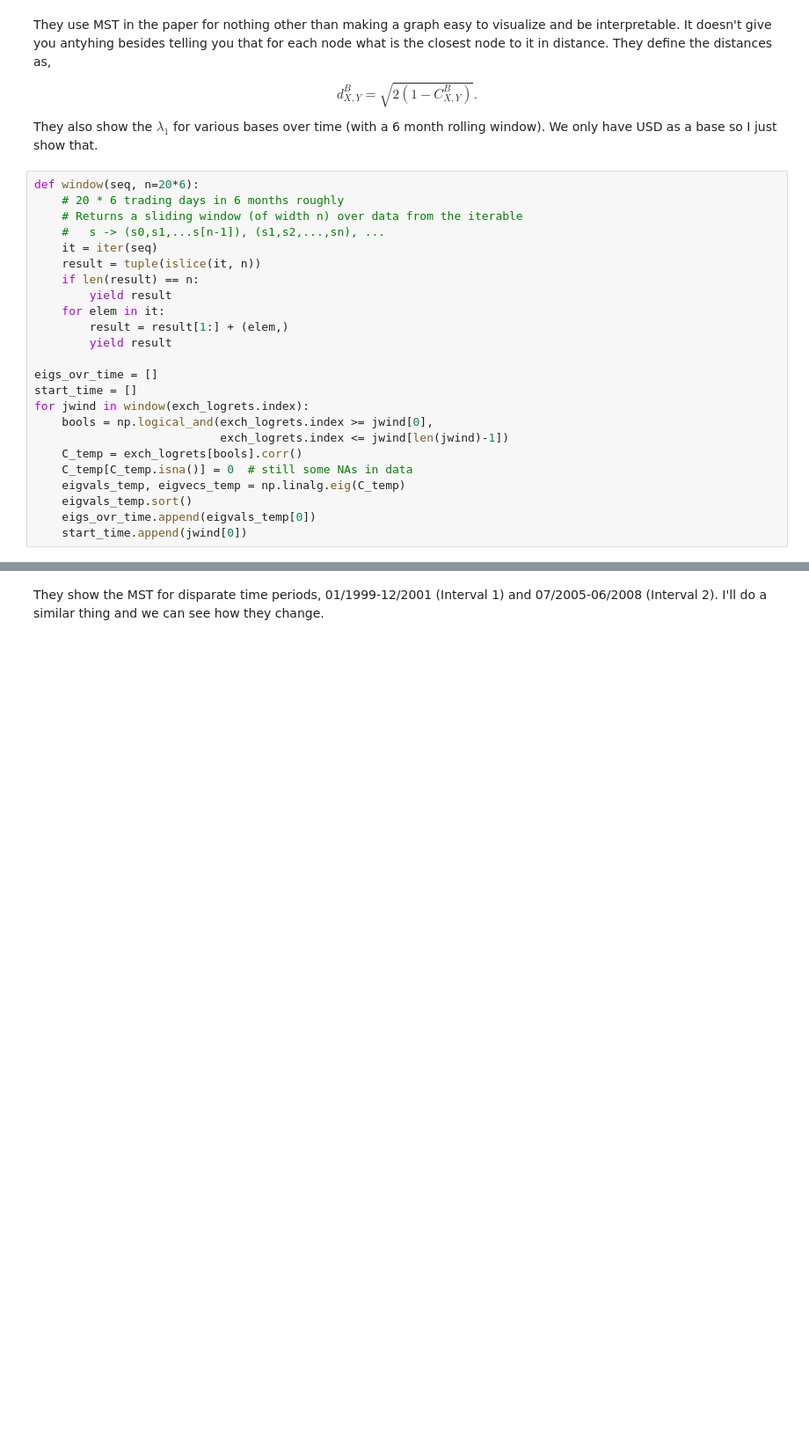
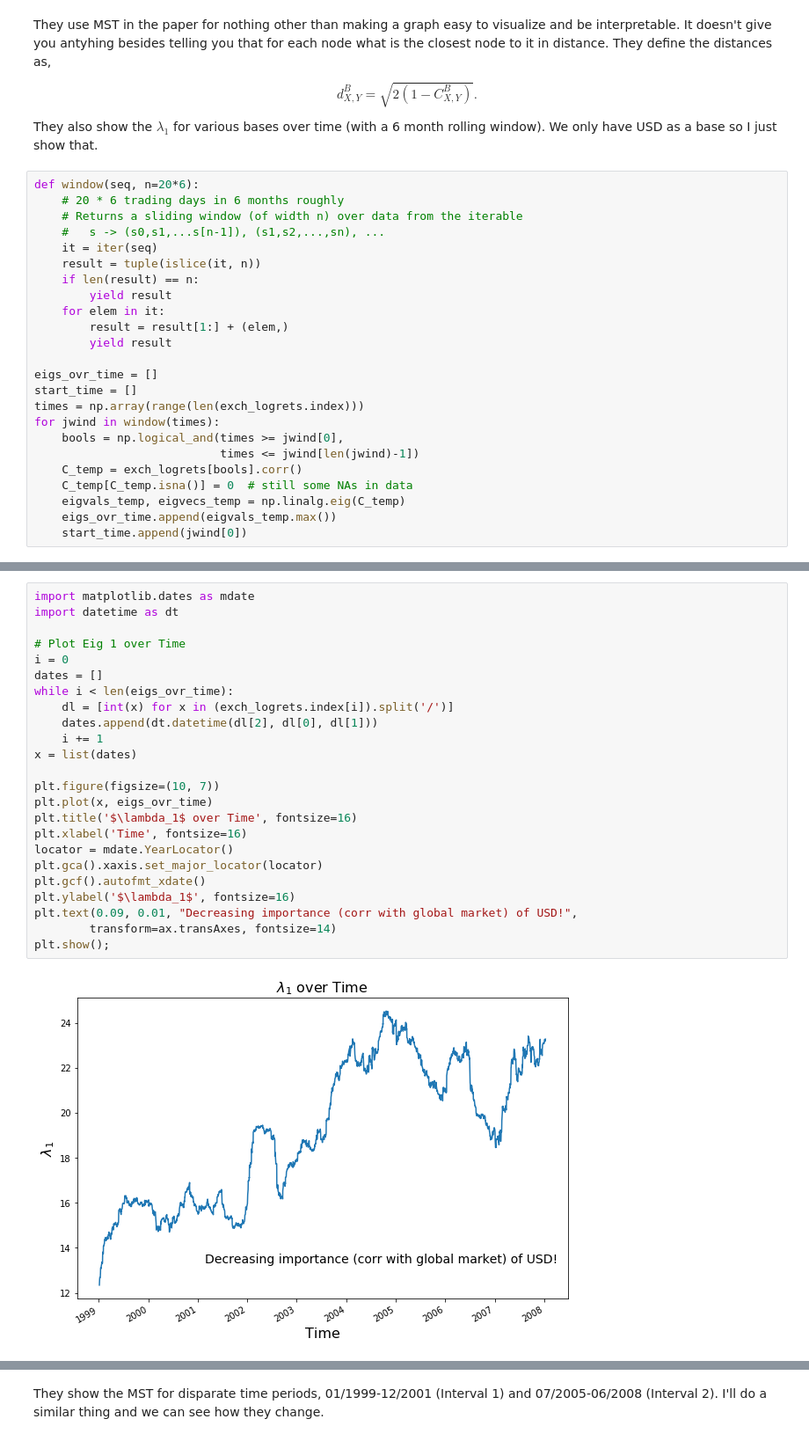
Before and after one commit to sibbs-gambling/ml-II-group-proj, a Jupyter notebook: code/replicate_paper.ipynb, the cells around one changed output, grey strips where cells are left out. Shown at 88% size. Drawn from its saved outputs; the diff is of its cells as text; blank space fills up the shorter version.

Commit message:
Created to do and references file, also did some corrections on eigenvalue plots.

```diff
--- a/code/replicate_paper.ipynb
+++ b/code/replicate_paper.ipynb
@@ -197,12 +199,12 @@ def window(seq, n=20*6):
 
 eigs_ovr_time = []
 start_time = []
-for jwind in window(exch_logrets.index):
-    bools = np.logical_and(exch_logrets.index >= jwind[0],
-                           exch_logrets.index <= jwind[len(jwind)-1])
+times = np.array(range(len(exch_logrets.index)))
+for jwind in window(times):
+    bools = np.logical_and(times >= jwind[0],
+                           times <= jwind[len(jwind)-1])
     C_temp = exch_logrets[bools].corr()
     C_temp[C_temp.isna()] = 0  # still some NAs in data
     eigvals_temp, eigvecs_temp = np.linalg.eig(C_temp)
-    eigvals_temp.sort()
-    eigs_ovr_time.append(eigvals_temp[0])
+    eigs_ovr_time.append(eigvals_temp.max())
     start_time.append(jwind[0])
@@ -220,0 +211,26 @@ I cannot seem to get Eigevalues above very very small values, mine are somwhere
+# %%
+import matplotlib.dates as mdate
+import datetime as dt
+
+# Plot Eig 1 over Time
+i = 0
+dates = []
+while i < len(eigs_ovr_time):
+    dl = [int(x) for x in (exch_logrets.index[i]).split('/')]
+    dates.append(dt.datetime(dl[2], dl[0], dl[1]))
+    i += 1
+x = list(dates)
+
+plt.figure(figsize=(10, 7))
+plt.plot(x, eigs_ovr_time)
+plt.title('$\lambda_1$ over Time', fontsize=16)
+plt.xlabel('Time', fontsize=16)
+locator = mdate.YearLocator()
+plt.gca().xaxis.set_major_locator(locator)
+plt.gcf().autofmt_xdate()
+plt.ylabel('$\lambda_1$', fontsize=16)
+plt.text(0.09, 0.01, "Decreasing importance (corr with global market) of USD!",
+        transform=ax.transAxes, fontsize=14)
+plt.show();
+# %% [output]
+[figure, added]
```
Also changed, not shown: parts of 5 cells of this notebook.
